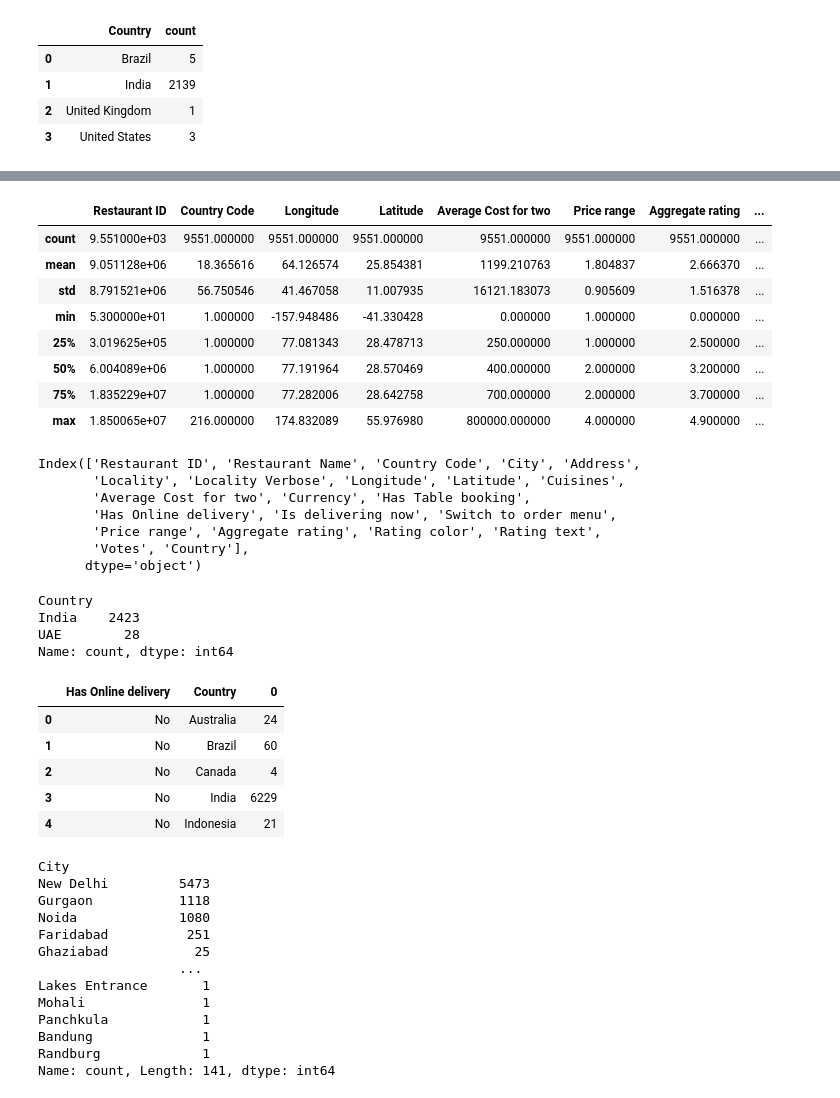
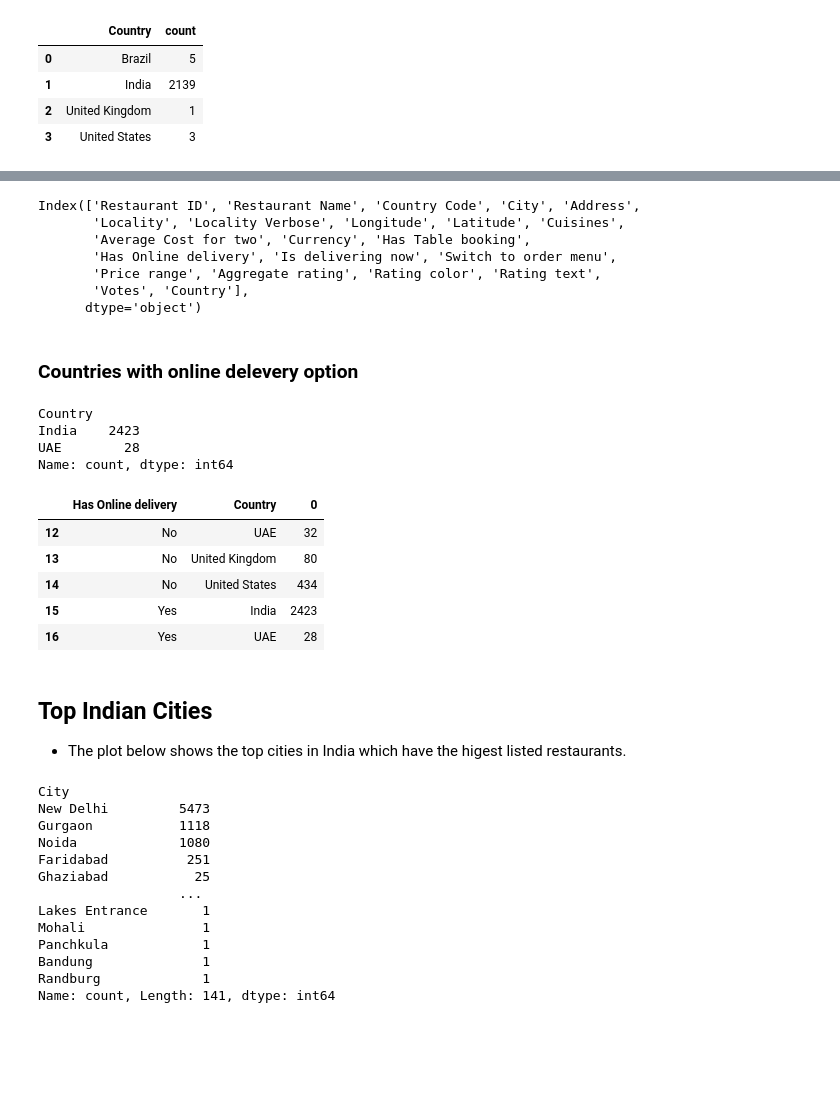
Before and after one commit to roy-tanmay/Zomato-EDA, a Jupyter notebook: zomato.ipynb, the cells around one changed output, grey strips where cells are left out. Saved outputs shown, nothing was run; the diff lists cells and outputs as text; code cells hidden in the pictures; blank space fills up the shorter version.

```diff
--- a/zomato.ipynb
+++ b/zomato.ipynb
@@ -163,15 +174,3 @@ sns.barplot(data = zero_rating, x = "Country", y = "count" )
-# %%
-final_df.describe()
-# %% [output]
-|  | Restaurant ID | Country Code | Longitude | Latitude | Average Cost for two | Price range | Aggregate rating | ... |
-| count | 9.551000e+03 | 9551.000000 | 9551.000000 | 9551.000000 | 9551.000000 | 9551.000000 | 9551.000000 | ... |
-| mean | 9.051128e+06 | 18.365616 | 64.126574 | 25.854381 | 1199.210763 | 1.804837 | 2.666370 | ... |
-| std | 8.791521e+06 | 56.750546 | 41.467058 | 11.007935 | 16121.183073 | 0.905609 | 1.516378 | ... |
-| min | 5.300000e+01 | 1.000000 | -157.948486 | -41.330428 | 0.000000 | 1.000000 | 0.000000 | ... |
-| 25% | 3.019625e+05 | 1.000000 | 77.081343 | 28.478713 | 250.000000 | 1.000000 | 2.500000 | ... |
-| 50% | 6.004089e+06 | 1.000000 | 77.191964 | 28.570469 | 400.000000 | 2.000000 | 3.200000 | ... |
-| 75% | 1.835229e+07 | 1.000000 | 77.282006 | 28.642758 | 700.000000 | 2.000000 | 3.700000 | ... |
-| max | 1.850065e+07 | 216.000000 | 174.832089 | 55.976980 | 800000.000000 | 4.000000 | 4.900000 | ... |
 # %%
 final_df.columns
 # %% [output]
@@ -182,6 +181,8 @@ Index(['Restaurant ID', 'Restaurant Name', 'Country Code', 'City', 'Address',
        'Price range', 'Aggregate rating', 'Rating color', 'Rating text',
        'Votes', 'Country'],
       dtype='object')
+# %% [markdown]
+### Countries with online delevery option
 # %%
 final_df[final_df["Has Online delivery"] == "Yes"].Country.value_counts()
 # %% [output]
@@ -191,14 +192,17 @@ UAE        28
 Name: count, dtype: int64
 # %%
 final_df[["Has Online delivery","Country"]].groupby(["Has Online delivery","Country"])\
-                                            .size().reset_index().head()
+                                            .size().reset_index().tail()
 # %% [output]
 |  | Has Online delivery | Country | 0 |
-| 0 | No | Australia | 24 |
-| 1 | No | Brazil | 60 |
-| 2 | No | Canada | 4 |
-| 3 | No | India | 6229 |
-| 4 | No | Indonesia | 21 |
+| 12 | No | UAE | 32 |
+| 13 | No | United Kingdom | 80 |
+| 14 | No | United States | 434 |
+| 15 | Yes | India | 2423 |
+| 16 | Yes | UAE | 28 |
+# %% [markdown]
+## Top Indian Cities
+- The plot below shows the top cities in India which have the higest listed restaurants.
 # %%
 final_df.City.value_counts()
 # %% [output]
```
Also changed, not shown: parts of 19 cells of this notebook.
